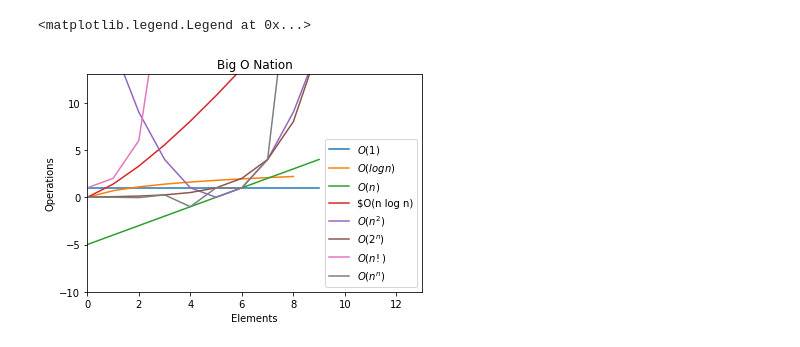
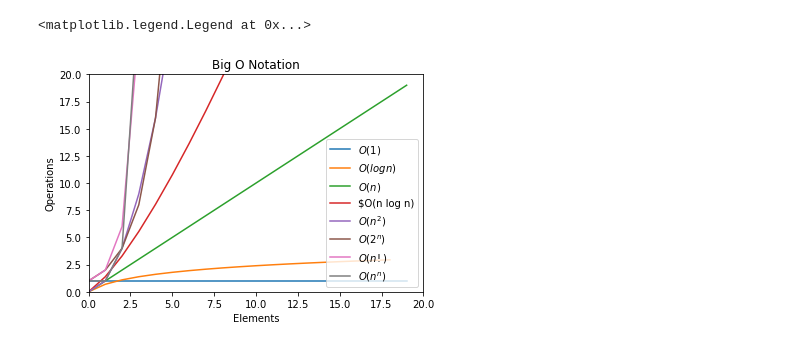
Before and after one commit to AAranda10/numpy-pandas-visualization-exercises, a Jupyter notebook: big_o_notation.ipynb, the cells around one changed output. Cells and saved outputs as stored; diff of their text form; code cells hidden in the pictures.

```diff
--- a/big_o_notation.ipynb
+++ b/big_o_notation.ipynb
@@ -1,35 +1,35 @@
 # %%
 import math
 import matplotlib.pyplot as plt
 
-x1 = range(1, 10)
-x2 = range(-5, 5)
+x1 = range(1, 20)
+x2 = range(0, 20)
 
 y1 = [0*n + 1 for n in x2]
 y2 = [math.log(n) for n in x1]
 y3 = [n for n in x2]
 y4 = [n * math.log(n) for n in x1]
 y5 = [pow(n, 2) for n in x2]
 y6 = [pow(2, n) for n in x2]
 y7 = [math.factorial(n) for n in x1]
 y8 = [pow(n, n) for n in x2]
 
 plt.plot(y1, label= '$O(1)$')
 plt.plot(y2, label= '$O(log n)$')
 plt.plot(y3, label= '$O(n)$')
 plt.plot(y4, label= '$O(n log n)')
 plt.plot(y5, label= '$O(n^2)$')
 plt.plot(y6, label= '$O(2^n)$')
 plt.plot(y7, label= '$O(n!)$')
 plt.plot(y8, label= '$O(n^n)$')
 
-plt.title('Big O Nation')
+plt.title('Big O Notation')
 plt.xlabel('Elements')
 plt.ylabel('Operations')
 
-plt.ylim(-10, 13)
-plt.xlim(0, 13)
+plt.ylim(0, 20)
+plt.xlim(0, 20)
 plt.legend(loc = 'lower right')
 # %% [output]
 <matplotlib.legend.Legend at 0x...>
-[figure, old version]
+[figure, new version]
```
Also changed, not shown: parts of 1 cell of this notebook.
